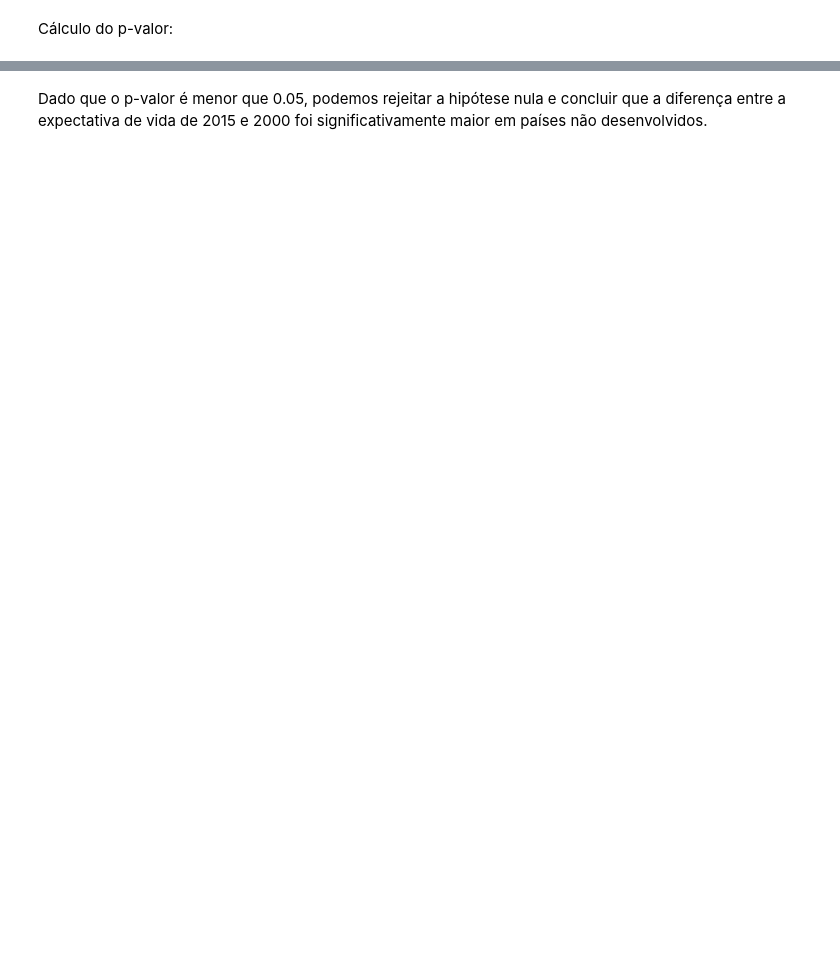
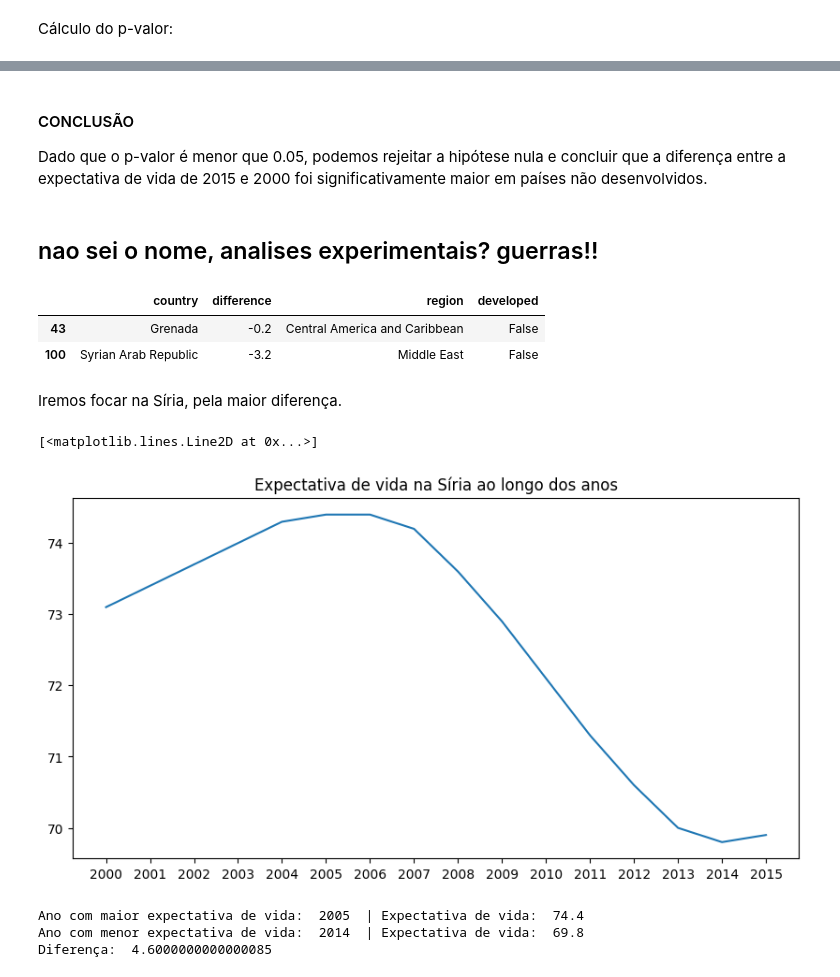
Before and after one commit to carolinabrandao/ICDProjetoFinal, a Jupyter notebook: EDA.ipynb, the cells around one changed output, grey strips where cells are left out. Saved outputs shown, nothing was run; the diff lists cells and outputs as text; code cells hidden in the pictures; blank space fills up the shorter version.

Commit message:
analises guerras

```diff
--- a/EDA.ipynb
+++ b/EDA.ipynb
@@ -290,2 +291,39 @@ p_value
 # %% [markdown]
+#### CONCLUSÃO
 Dado que o p-valor é menor que 0.05, podemos rejeitar a hipótese nula e concluir que a diferença entre a expectativa de vida de 2015 e 2000 foi significativamente maior em países não desenvolvidos.
+# %% [markdown]
+## nao sei o nome, analises experimentais? guerras!!
+# %%
+#países em que a diferença de expectativa de vida é negativa
+life_expectancy_difference[life_expectancy_difference['difference'] < 0]
+# %% [output]
+|  | country | difference | region | developed |
+| 43 | Grenada | -0.2 | Central America and Caribbean | False |
+| 100 | Syrian Arab Republic | -3.2 | Middle East | False |
+# %% [markdown]
+Iremos focar na Síria, pela maior diferença.
+# %%
+#gráfico de expectativa de vida ao longo dos anos
+syria = dataset[dataset['country'] == 'Syrian Arab Republic']
+syria = syria.sort_values(by='year')
+syria[['year', 'life_expectancy']]
+plt.figure(figsize=(10, 5))
+plt.xticks(np.arange(2000, 2016, 1.0))
+plt.title('Expectativa de vida na Síria ao longo dos anos')
+plt.plot(syria['year'], syria['life_expectancy'])
+# %% [output]
+[<matplotlib.lines.Line2D at 0x...>]
+[figure, added]
+# %%
+#diferença entre a maior e a menor expectativa de vida da síria e anos em que ocorreram
+maxYear = syria[syria['life_expectancy'] == syria['life_expectancy'].max()]['year']
+minYear = syria[syria['life_expectancy'] == syria['life_expectancy'].min()]['year']
+max = syria['life_expectancy'].max()
+min = syria['life_expectancy'].min()
+print('Ano com maior expectativa de vida: ', maxYear.values[0], ' | Expectativa de vida: ', max)
+print('Ano com menor expectativa de vida: ', minYear.values[0], ' | Expectativa de vida: ', min)
+print('Diferença: ', max - min)
+# %% [output]
+Ano com maior expectativa de vida:  2005  | Expectativa de vida:  74.4
+Ano com menor expectativa de vida:  2014  | Expectativa de vida:  69.8
+Diferença:  4.6000000000000085
```
Also changed, not shown: parts of 24 cells of this notebook.
